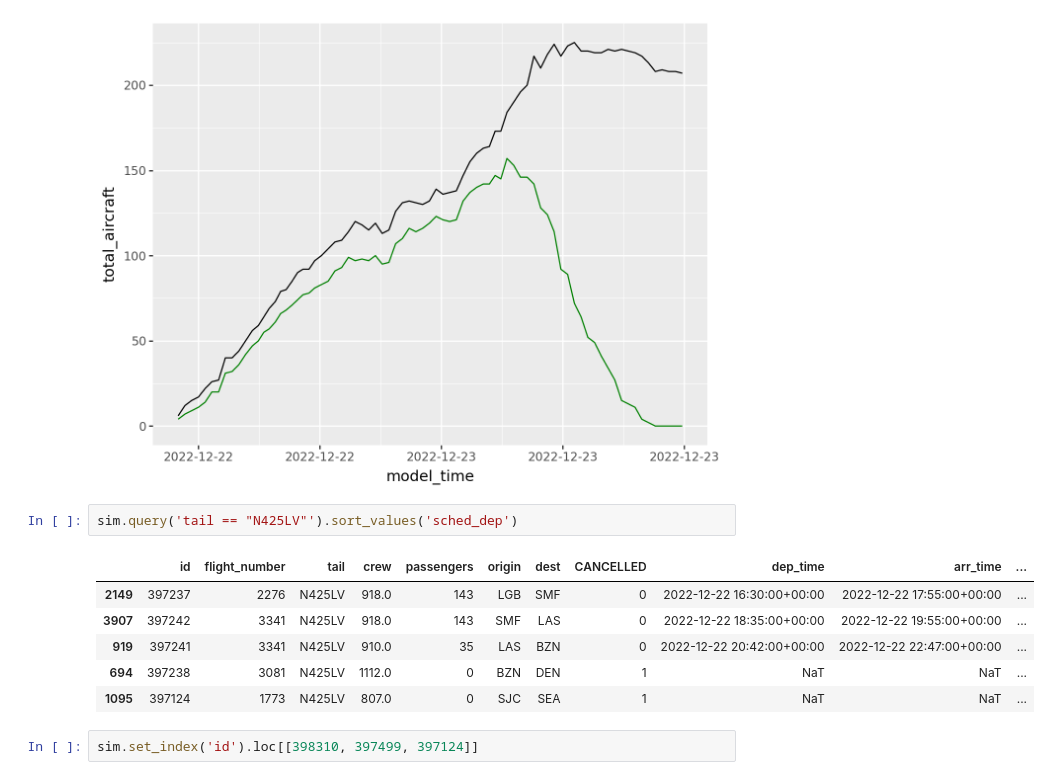
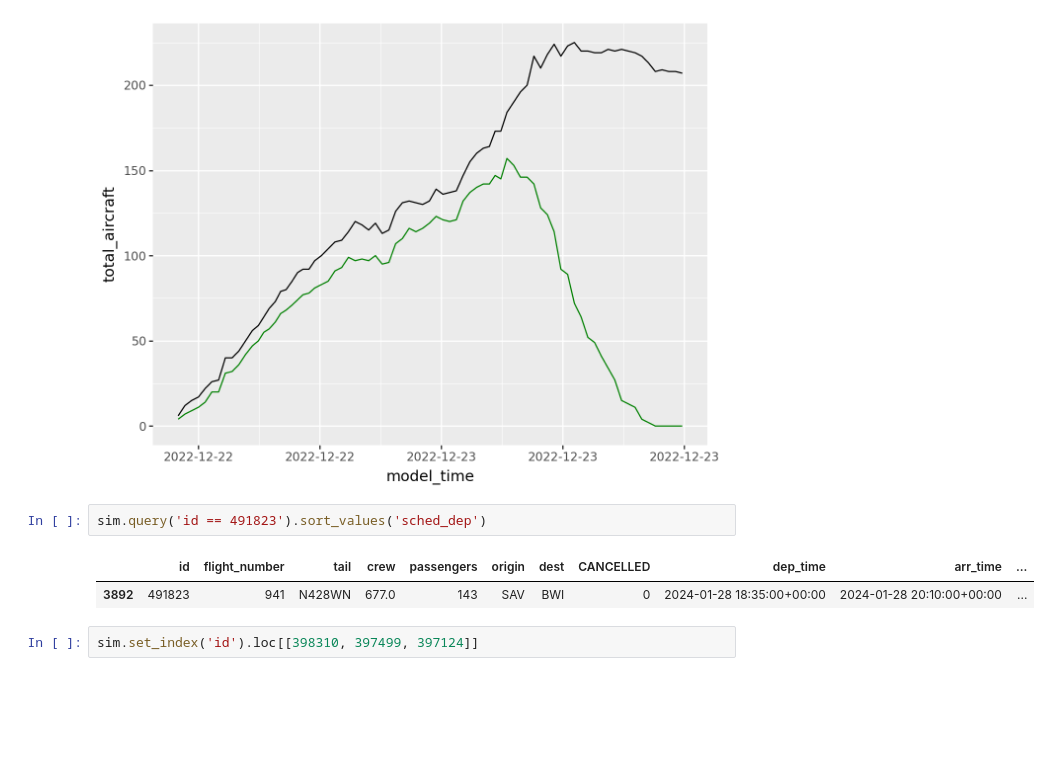
Before and after one commit to broad-well/recovair-abm, a Jupyter notebook: validation/compare_outcomes_once.ipynb, the cells around one changed output. Saved outputs shown, nothing was run; the diff lists cells and outputs as text; blank space fills up the shorter version.

```diff
--- a/validation/compare_outcomes_once.ipynb
+++ b/validation/compare_outcomes_once.ipynb
@@ -143,14 +143,10 @@ ggplot(dfs_stats) + geom_line(aes(x='model_time', y='total_aircraft')) + geom_li
 # %% [output]
 [figure]
 # %%
-sim.query('tail == "N425LV"').sort_values('sched_dep')
+sim.query('id == 491823').sort_values('sched_dep')
 # %% [output]
 |  | id | flight_number | tail | crew | passengers | origin | dest | CANCELLED | dep_time | arr_time | ... |
-| 2149 | 397237 | 2276 | N425LV | 918.0 | 143 | LGB | SMF | 0 | 2022-12-22 16:30:00+00:00 | 2022-12-22 17:55:00+00:00 | ... |
-| 3907 | 397242 | 3341 | N425LV | 918.0 | 143 | SMF | LAS | 0 | 2022-12-22 18:35:00+00:00 | 2022-12-22 19:55:00+00:00 | ... |
-| 919 | 397241 | 3341 | N425LV | 910.0 | 35 | LAS | BZN | 0 | 2022-12-22 20:42:00+00:00 | 2022-12-22 22:47:00+00:00 | ... |
-| 694 | 397238 | 3081 | N425LV | 1112.0 | 0 | BZN | DEN | 1 | NaT | NaT | ... |
-| 1095 | 397124 | 1773 | N425LV | 807.0 | 0 | SJC | SEA | 1 | NaT | NaT | ... |
+| 3892 | 491823 | 941 | N428WN | 677.0 | 143 | SAV | BWI | 0 | 2024-01-28 18:35:00+00:00 | 2024-01-28 20:10:00+00:00 | ... |
 # %%
 sim.set_index('id').loc[[398310, 397499, 397124]]
 # %% [output]
```
Also changed, not shown: parts of 15 cells of this notebook, 5 other files.
